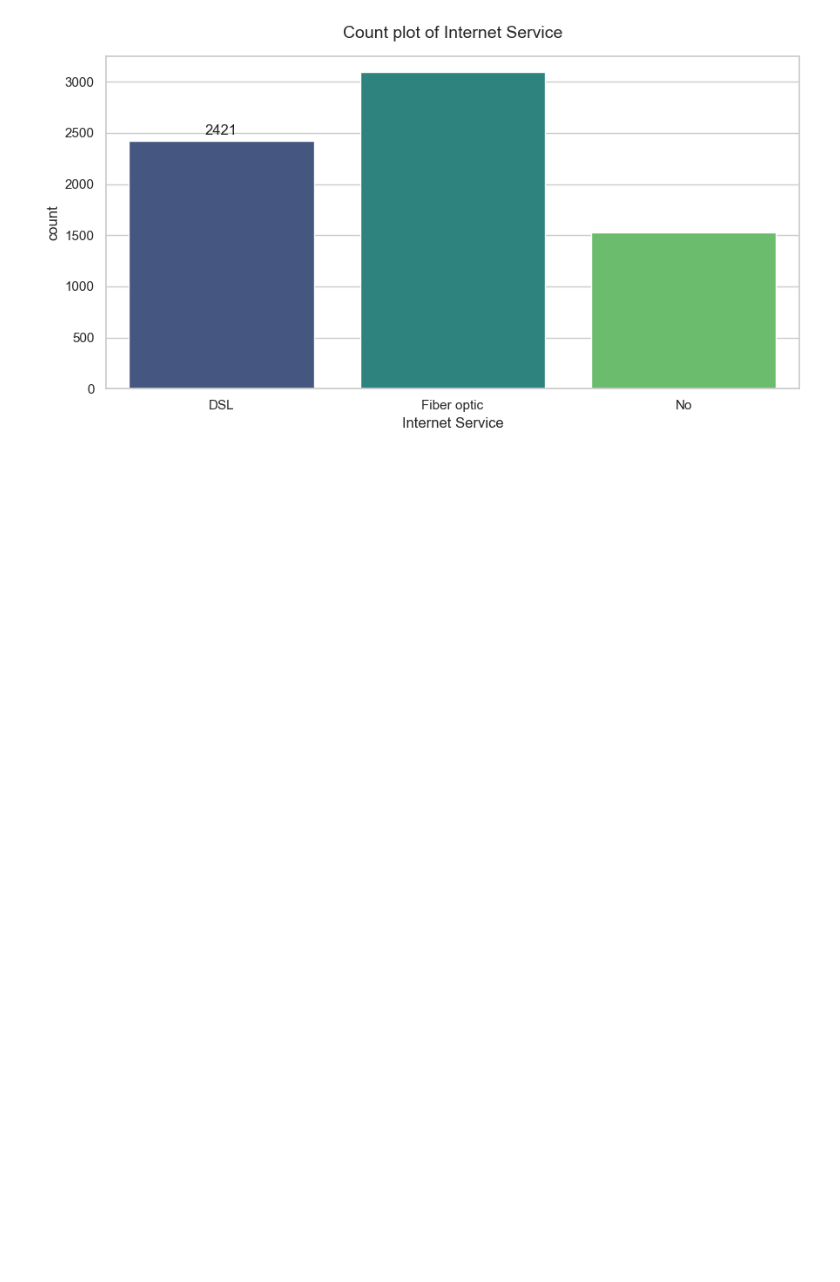
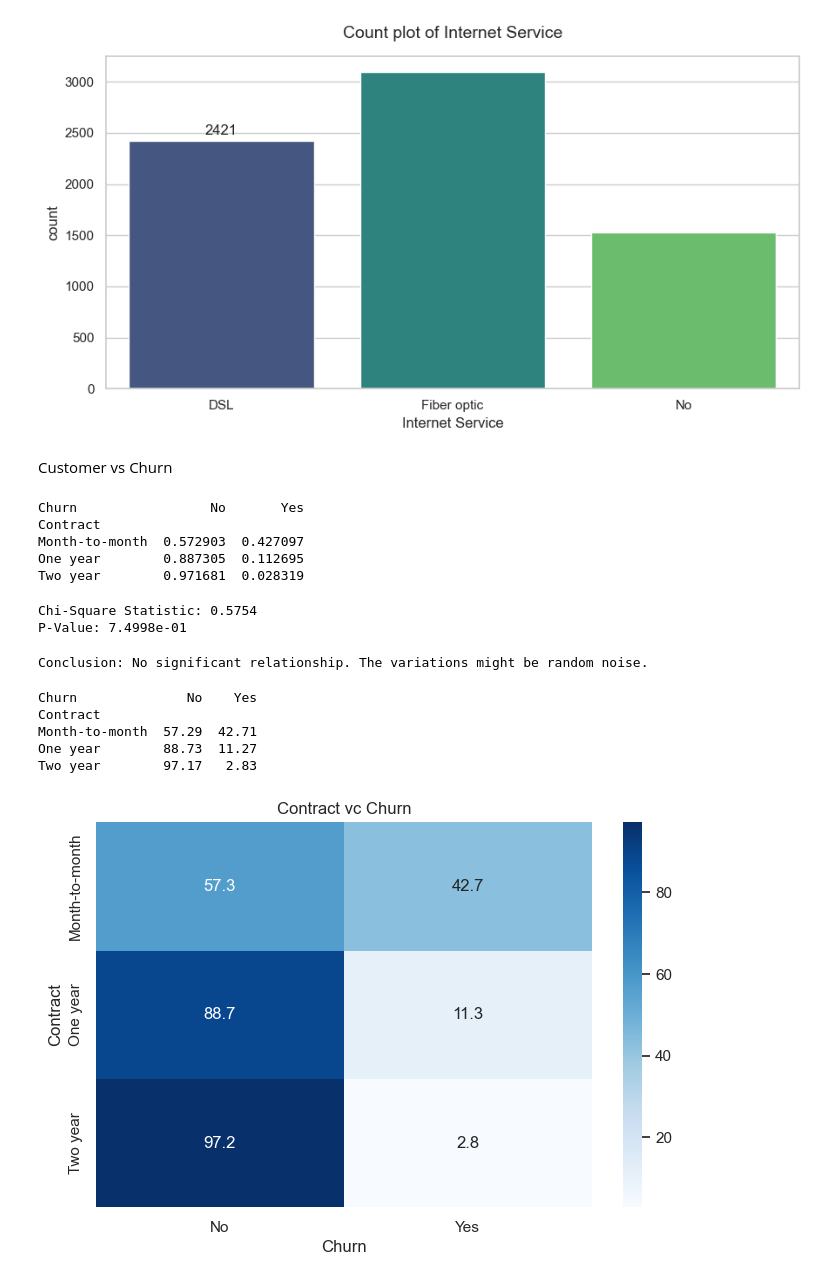
Before and after one commit to NimishDarne/Customer_Churn_Prediction, a Jupyter notebook: notebooks/01_data_understanding.ipynb, the cells around one changed output. Saved outputs shown, nothing was run; the diff lists cells and outputs as text; code cells hidden in the pictures; blank space fills up the shorter version.

Commit message:
Completed EDA and identified churn patterns

```diff
--- a/notebooks/01_data_understanding.ipynb
+++ b/notebooks/01_data_understanding.ipynb
@@ -492,3 +492,63 @@ plt.tight_layout()
 plt.show()
 # %% [output]
 [figure]
+# %% [markdown]
+Customer vs Churn
+# %%
+# Create a contingency table
+contingency_table = pd.crosstab(df['Contract'], df['Churn'], normalize='index')
+print(contingency_table)
+# %% [output]
+Churn                 No       Yes
+Contract
+Month-to-month  0.572903  0.427097
+One year        0.887305  0.112695
+Two year        0.971681  0.028319
+# %%
+from scipy.stats import chi2_contingency
+# scipy's chi2_contingency function takes the contingency table
+# and computes the Chi-Square statistic and the p-value.
+chi2, p_value, dof, expected = chi2_contingency(contingency_table)
+
+print(f"\nChi-Square Statistic: {chi2:.4f}")
+print(f"P-Value: {p_value:.4e}")
+# %% [output]
+Chi-Square Statistic: 0.5754
+P-Value: 7.4998e-01
+# %%
+if p_value < 0.05:
+    print("Conclusion: Significant relationship exists! The two variables depend on each other.")
+else:
+    print("Conclusion: No significant relationship. The variations might be random noise.")
+# %% [output]
+Conclusion: No significant relationship. The variations might be random noise.
+# %%
+# ROW-WISE PERCENTAGES (Normalize along rows)
+# normalize='index' divides each cell count by the total count of that row.
+# Multiply by 100 to convert decimals into percentage values.
+row_percentages = pd.crosstab(df['Contract'],df['Churn'],normalize='index') * 100
+print(row_percentages.round(2))
+# %% [output]
+Churn              No    Yes
+Contract
+Month-to-month  57.29  42.71
+One year        88.73  11.27
+Two year        97.17   2.83
+# %%
+plt.figure(figsize=(8, 5))
+
+# sns.heatmap draws a color-coded matrix grid.
+sns.heatmap(
+    row_percentages,  # The percentage dataframe to plot
+    annot=True,        # Display the percentage numbers inside each grid cell
+    fmt=".1f",         # Format numbers to 1 decimal place (e.g., 75.4%)
+    cmap="Blues",      # Use shades of blue (darker = higher value)
+    cbar=True          # Show the color rating bar on the side
+)
+
+plt.title("Contract vc Churn")
+plt.xlabel("Churn")
+plt.ylabel("Contract")
+plt.show()
+# %% [output]
+[figure, added]
```
Also changed, not shown: parts of 10 cells of this notebook, 9 other files.
